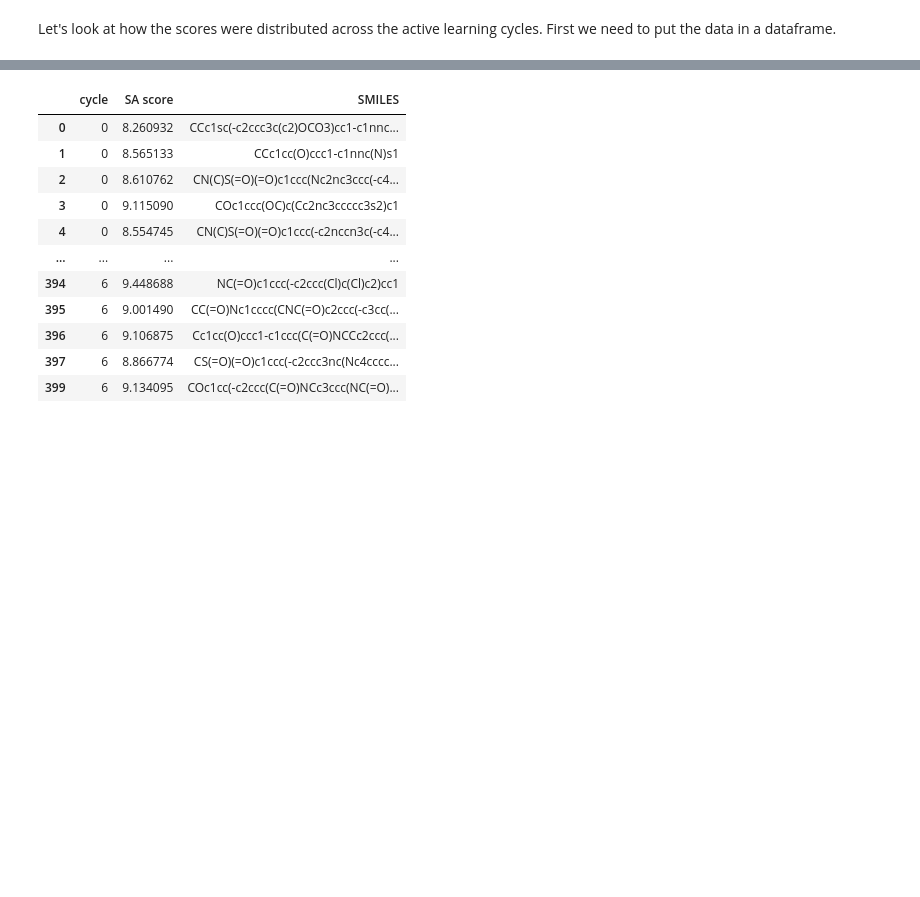
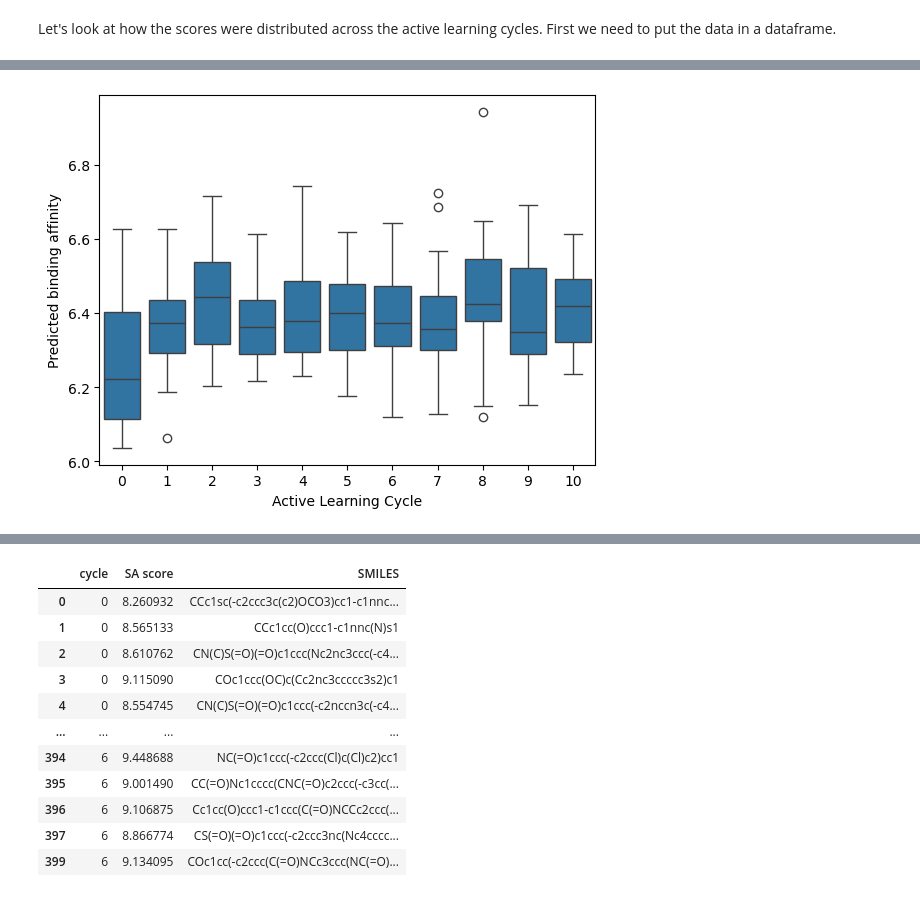
Before and after one commit to volkamerlab/KinaseActiveLearning, a Jupyter notebook: notebooks/active_regression.ipynb, the cells around one changed output, grey strips where cells are left out. Drawn from its saved outputs; the diff is of its cells as text; code cells hidden in the pictures; blank space fills up the shorter version.

```diff
--- a/notebooks/active_regression.ipynb
+++ b/notebooks/active_regression.ipynb
@@ -482,0 +582,12 @@ res_df
+# %%
+import matplotlib.pyplot as plt
+# sns.set(style="darkgrid")
+# tips = sns.load_dataset("tips")
+ax = sns.boxplot(x="cycle", y="binding affinity", data=res_df[res_df["binding affinity"] > 5.5])
+ax.set_xlabel("Active Learning Cycle")
+ax.set_ylabel("Predicted binding affinity")
+
+#ax = sns.scatterplot(x="total_bill", y="tip", data=tips)
+plt.savefig("seaborn_plot.svg", format='svg')
+# %% [output]
+[figure, added]
```
Also changed, not shown: parts of 35 cells of this notebook, 3 other files.
